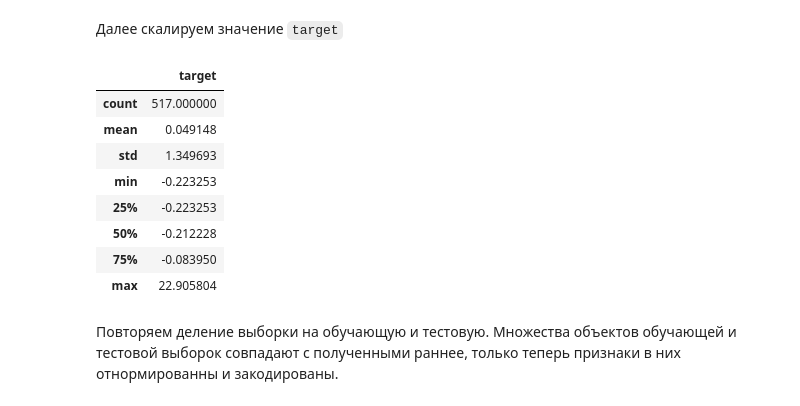
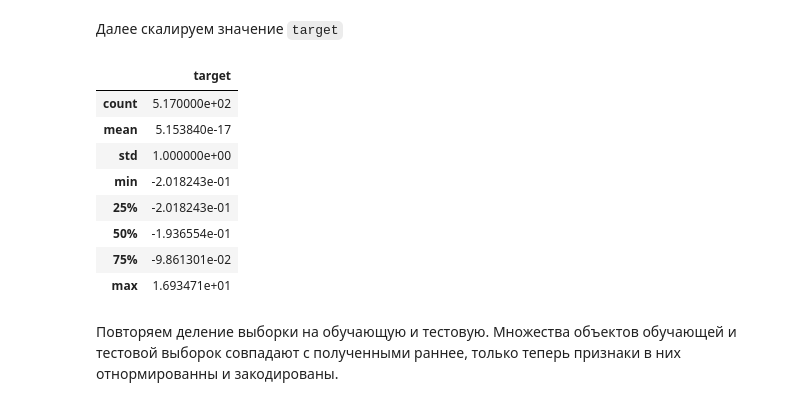
Before and after one commit to RustamSubkhankulov/machine-learning, a Jupyter notebook: forest-fires/main.ipynb, the cells around one changed output. Saved outputs shown, nothing was run; the diff lists cells and outputs as text; code cells hidden in the pictures.

```diff
--- a/forest-fires/main.ipynb
+++ b/forest-fires/main.ipynb
@@ -417,20 +416,19 @@ X_proc_df.describe()
 # %% [markdown]
 Далее скалируем значение ``target``
 # %%
-y_scaled = (y - y_train.mean()) / y_train.std()
-# y_scaled = (y - y.mean()) / y.std()
+y_scaled = (y - y.mean()) / y.std()
 y_proc_df = pd.DataFrame(y_scaled, columns=["target"], index=y.index)
 y_proc_df.describe()
 # %% [output]
 |  | target |
-| count | 517.000000 |
-| mean | 0.049148 |
-| std | 1.349693 |
-| min | -0.223253 |
-| 25% | -0.223253 |
-| 50% | -0.212228 |
-| 75% | -0.083950 |
-| max | 22.905804 |
+| count | 5.170000e+02 |
+| mean | 5.153840e-17 |
+| std | 1.000000e+00 |
+| min | -2.018243e-01 |
+| 25% | -2.018243e-01 |
+| 50% | -1.936554e-01 |
+| 75% | -9.861301e-02 |
+| max | 1.693471e+01 |
 # %% [markdown]
 Повторяем деление выборки на обучающую и тестовую. Множества объектов обучающей и тестовой выборок совпадают с полученными раннее, только теперь признаки в них отнормированны и закодированы.
 # %%
```
Also changed, not shown: parts of 16 cells of this notebook.
